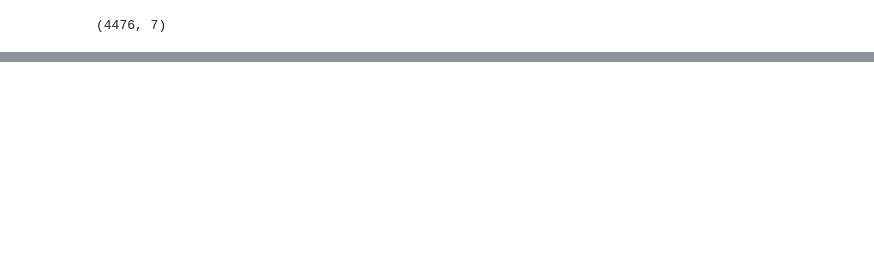
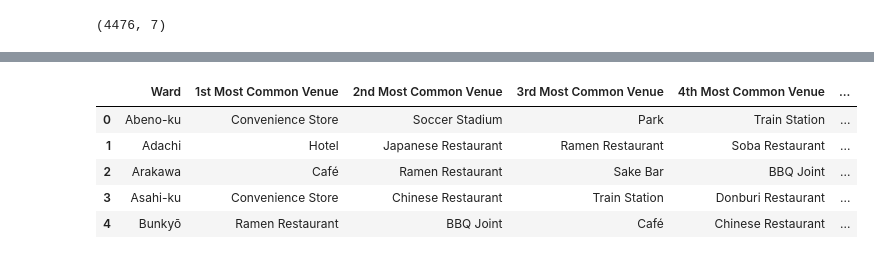
Before and after one commit to dsychin/Coursera_Capstone, a Jupyter notebook: Tokyo_vs_Osaka.ipynb, the cells around one changed output, grey strips where cells are left out. Cells and saved outputs as stored; diff of their text form; code cells hidden in the pictures; blank space fills up the shorter version.

```diff
--- a/Tokyo_vs_Osaka.ipynb
+++ b/Tokyo_vs_Osaka.ipynb
@@ -339,0 +361,34 @@ venues.shape
+# %%
+def return_most_common_venues(row, num_top_venues):
+    row_categories = row.iloc[1:]
+    row_categories_sorted = row_categories.sort_values(ascending=False)
+
+    return row_categories_sorted.index.values[0:num_top_venues]
+
+num_top_venues = 10
+
+indicators = ['st', 'nd', 'rd']
+
+# create columns according to number of top venues
+columns = ['Ward']
+for ind in np.arange(num_top_venues):
+    try:
+        columns.append('{}{} Most Common Venue'.format(ind+1, indicators[ind]))
+    except:
+        columns.append('{}th Most Common Venue'.format(ind+1))
+
+# create a new dataframe
+venues_sorted = pd.DataFrame(columns=columns)
+venues_sorted['Ward'] = grouped['Ward']
+
+for ind in np.arange(grouped.shape[0]):
+    venues_sorted.iloc[ind, 1:] = return_most_common_venues(grouped.iloc[ind, :], num_top_venues)
+
+venues_sorted.head()
+# %% [output]
+|  | Ward | 1st Most Common Venue | 2nd Most Common Venue | 3rd Most Common Venue | 4th Most Common Venue | ... |
+| 0 | Abeno-ku | Convenience Store | Soccer Stadium | Park | Train Station | ... |
+| 1 | Adachi | Hotel | Japanese Restaurant | Ramen Restaurant | Soba Restaurant | ... |
+| 2 | Arakawa | Café | Ramen Restaurant | Sake Bar | BBQ Joint | ... |
+| 3 | Asahi-ku | Convenience Store | Chinese Restaurant | Train Station | Donburi Restaurant | ... |
+| 4 | Bunkyō | Ramen Restaurant | BBQ Joint | Café | Chinese Restaurant | ... |
```
Also changed, not shown: parts of 6 cells of this notebook.
